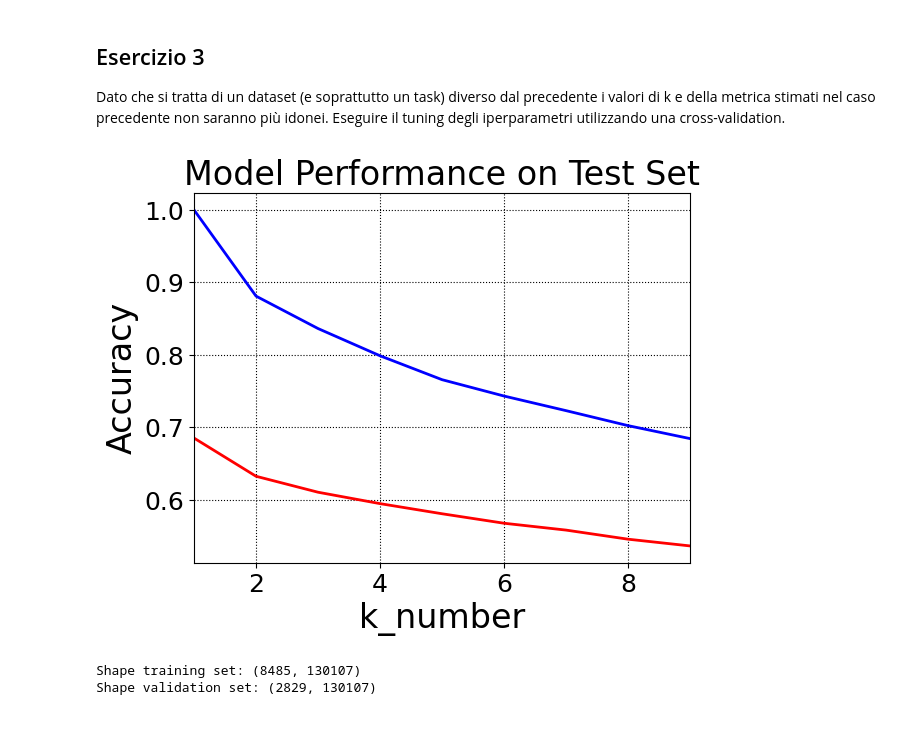
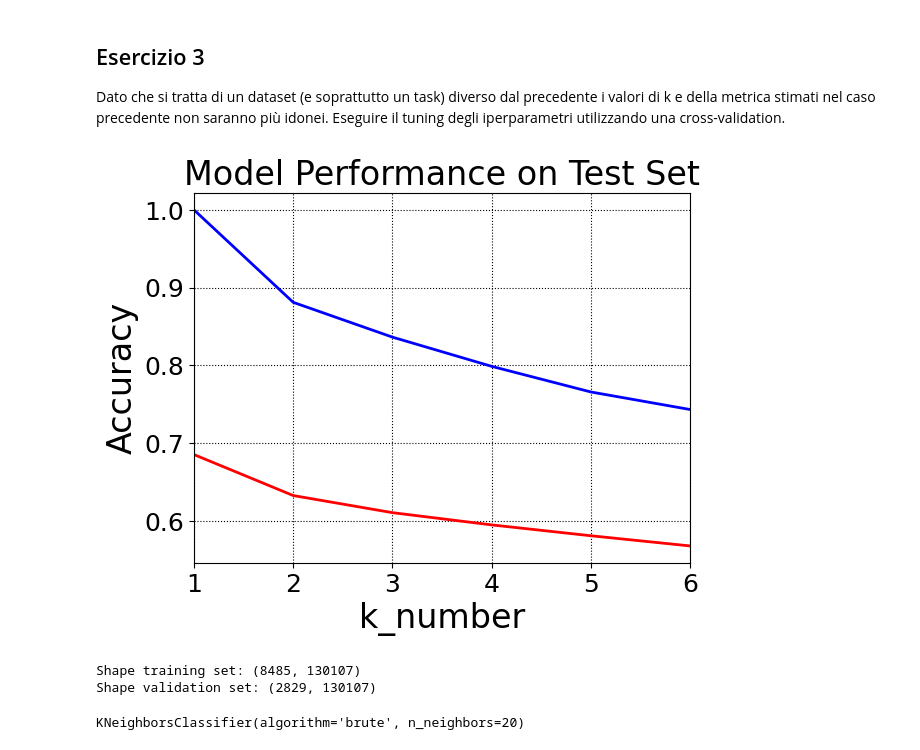
Before and after one commit to coso132/ml, a Jupyter notebook: lab06/06_lab.ipynb, the cells around one changed output. Cells and saved outputs as stored; diff of their text form; code cells hidden in the pictures.

```diff
--- a/lab06/06_lab.ipynb
+++ b/lab06/06_lab.ipynb
@@ -235,19 +235,17 @@ print(np.shape(y))
 Dato che si tratta di un dataset (e soprattutto un task) diverso dal precedente i valori di k e della metrica stimati nel caso precedente non saranno più idonei. Eseguire il tuning degli iperparametri utilizzando una cross-validation.
 # %%
 #Scrivi qui la soluzione
-crossvalidation_plot_knn(X,y)
+crossvalidation_plot_knn(X,y,7)
 # %% [output]
-[figure, old version]
+[figure, new version]
 # %%
 train_x, test_x, train_y, test_y = train_test_split(X, y, random_state=0, test_size=0.25)
 print('Shape training set:', train_x.shape)
 print('Shape validation set:', test_x.shape)
-k = 1;
+k = 20;
 knn_clf_news = KNeighborsClassifier(k,algorithm="brute")
 knn_clf_news.fit(train_x,train_y)
-pred= knn_clf_news.predict(test_x)
-print('Classi reali:', test_y[0:10])
-print('Classi predette:', pred[0:10])
 # %% [output]
 Shape training set: (8485, 130107)
 Shape validation set: (2829, 130107)
+KNeighborsClassifier(algorithm='brute', n_neighbors=20)
```
Also changed, not shown: parts of 2 cells of this notebook.
